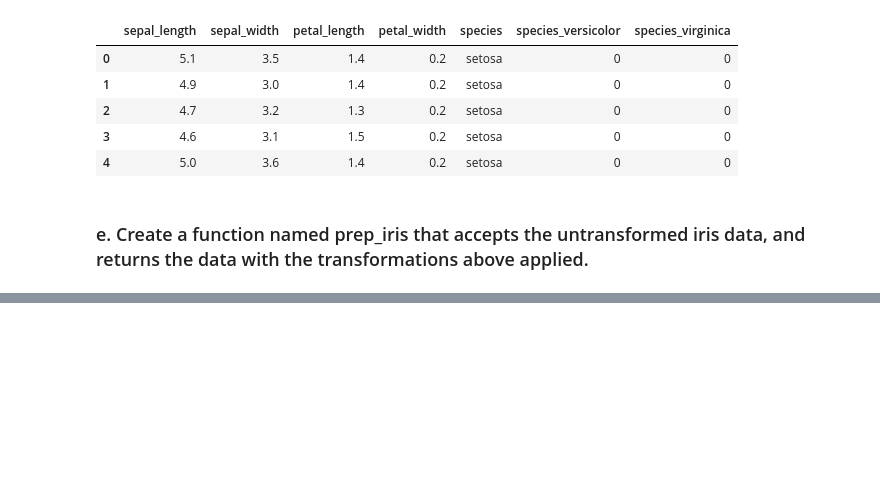
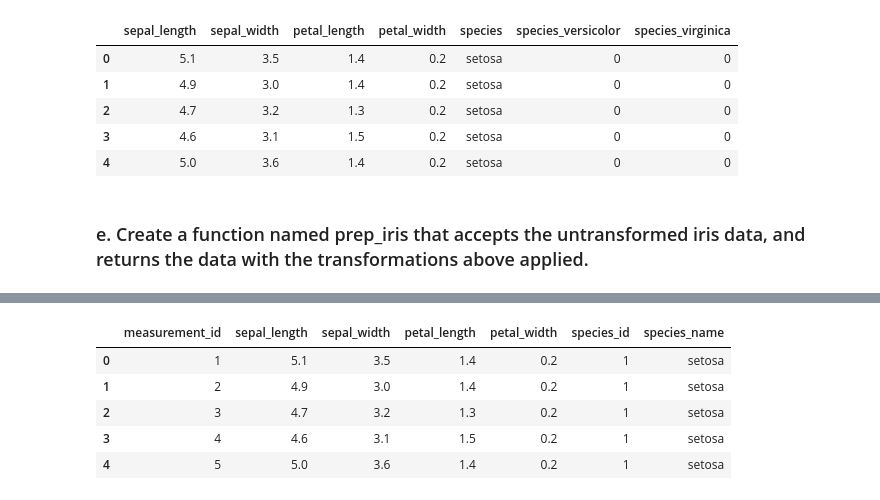
Before and after one commit to natasharivers/Classifications, a Jupyter notebook: classification_exercises.ipynb, the cells around one changed output, grey strips where cells are left out. Cells and saved outputs as stored; diff of their text form; code cells hidden in the pictures; blank space fills up the shorter version.

```diff
--- a/classification_exercises.ipynb
+++ b/classification_exercises.ipynb
@@ -473,0 +554,11 @@ def prep_iris(df):
+# %%
+#clean data- remove species_id_drop (same as species_id)
+clean_iris=iris.drop(columns=['species_id_drop'])
+clean_iris.head()
+# %% [output]
+|  | measurement_id | sepal_length | sepal_width | petal_length | petal_width | species_id | species_name |
+| 0 | 1 | 5.1 | 3.5 | 1.4 | 0.2 | 1 | setosa |
+| 1 | 2 | 4.9 | 3.0 | 1.4 | 0.2 | 1 | setosa |
+| 2 | 3 | 4.7 | 3.2 | 1.3 | 0.2 | 1 | setosa |
+| 3 | 4 | 4.6 | 3.1 | 1.5 | 0.2 | 1 | setosa |
+| 4 | 5 | 5.0 | 3.6 | 1.4 | 0.2 | 1 | setosa |
```
Also changed, not shown: parts of 21 cells of this notebook.
